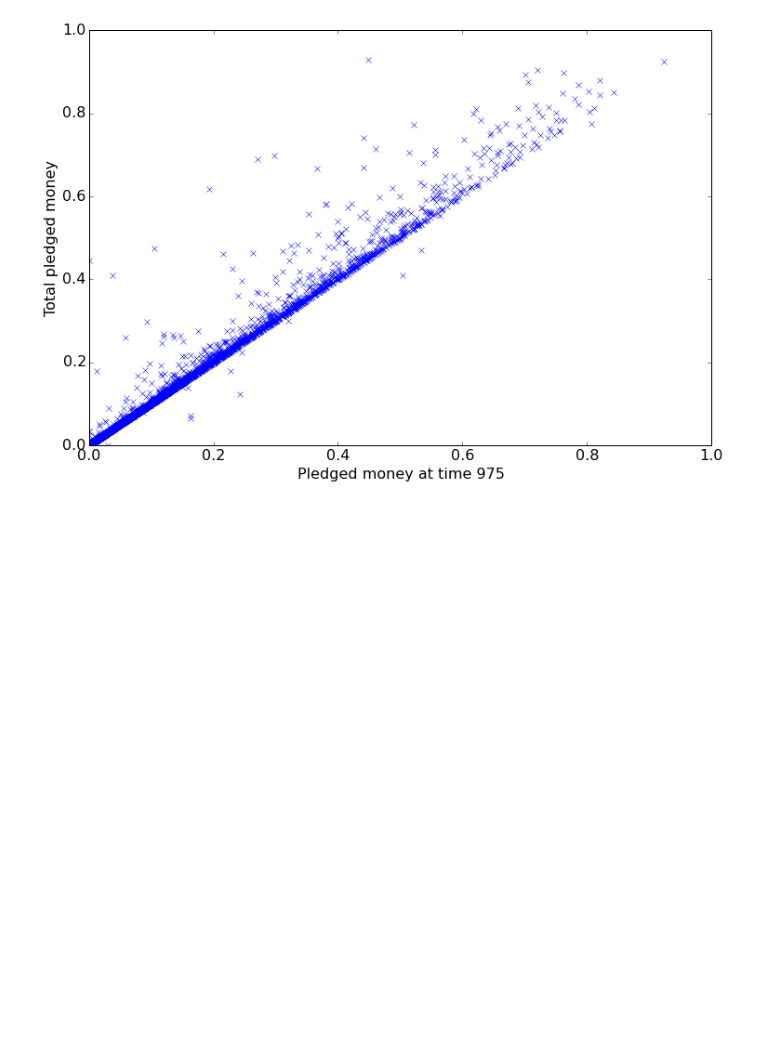
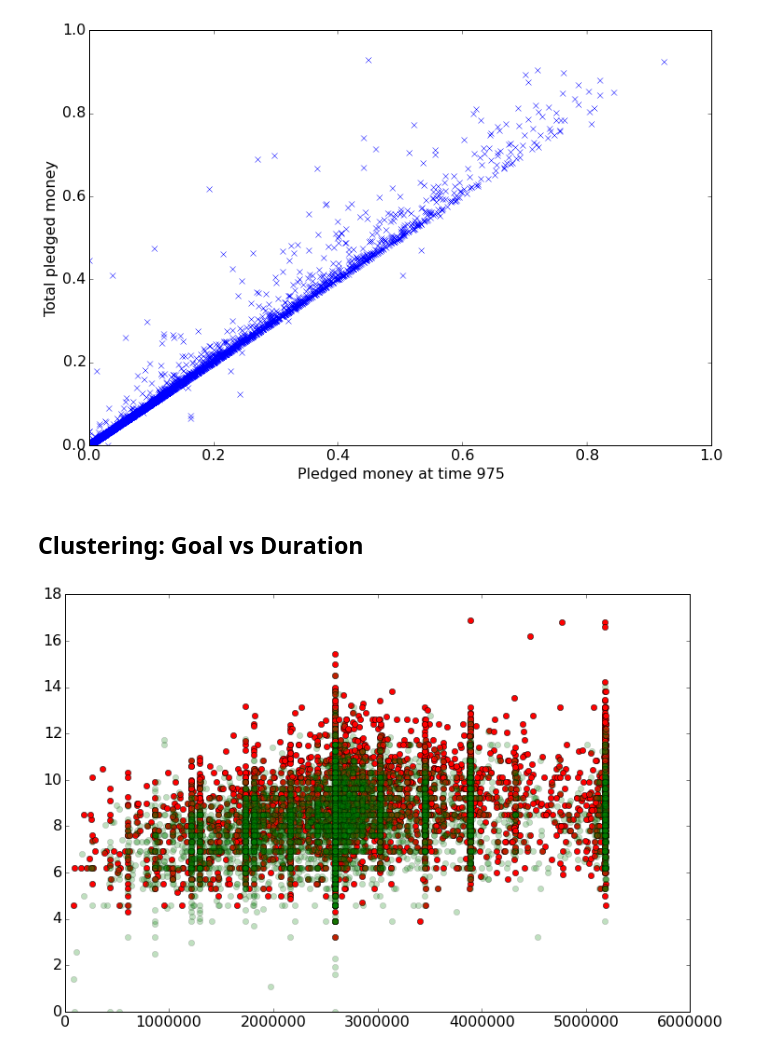
Before and after one commit to vicow/gaussian-process, a Jupyter notebook: notebooks/sidekick-1-eda.ipynb, the cells around one changed output. Saved outputs shown, nothing was run; the diff lists cells and outputs as text; code cells hidden in the pictures; blank space fills up the shorter version.

```diff
--- a/notebooks/sidekick-1-eda.ipynb
+++ b/notebooks/sidekick-1-eda.ipynb
@@ -345,3 +346,17 @@ plt.ylabel('Total pledged money')
 plt.show()
 # %% [output]
 [figure]
+# %% [markdown]
+## Clustering: Goal vs Duration
+# %%
+T = 999
+outlier = 1e9
+y_successful = [np.log(p.goal) for p in sk if p.goal < outlier and p.successful]
+x_successful = [p.deadline - p.start_date for p in sk if p.goal < outlier and p.successful]
+y_failed = [np.log(p.goal) for p in sk if p.goal < outlier and not p.successful]
+x_failed = [p.deadline - p.start_date for p in sk if p.goal < outlier and not p.successful]
+plt.plot(x_failed, y_failed, 'or', alpha=1)
+plt.plot(x_successful, y_successful, 'og', alpha=0.25)
+plt.show()
+# %% [output]
+[figure, added]
```
Also changed, not shown: parts of 3 cells of this notebook.
